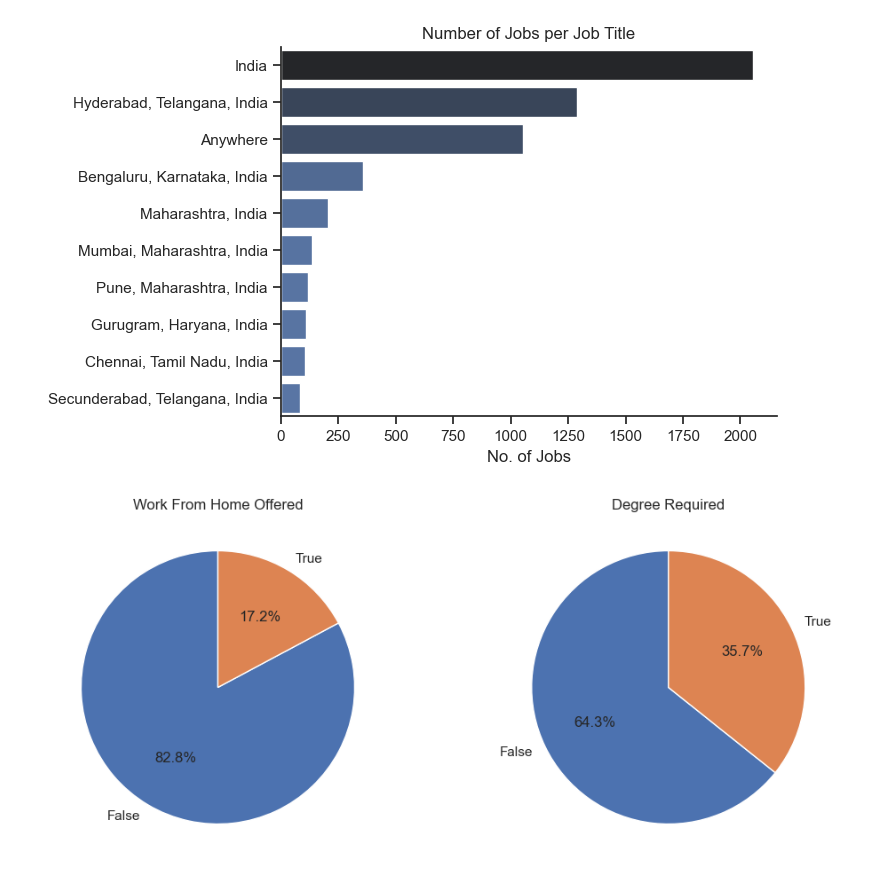
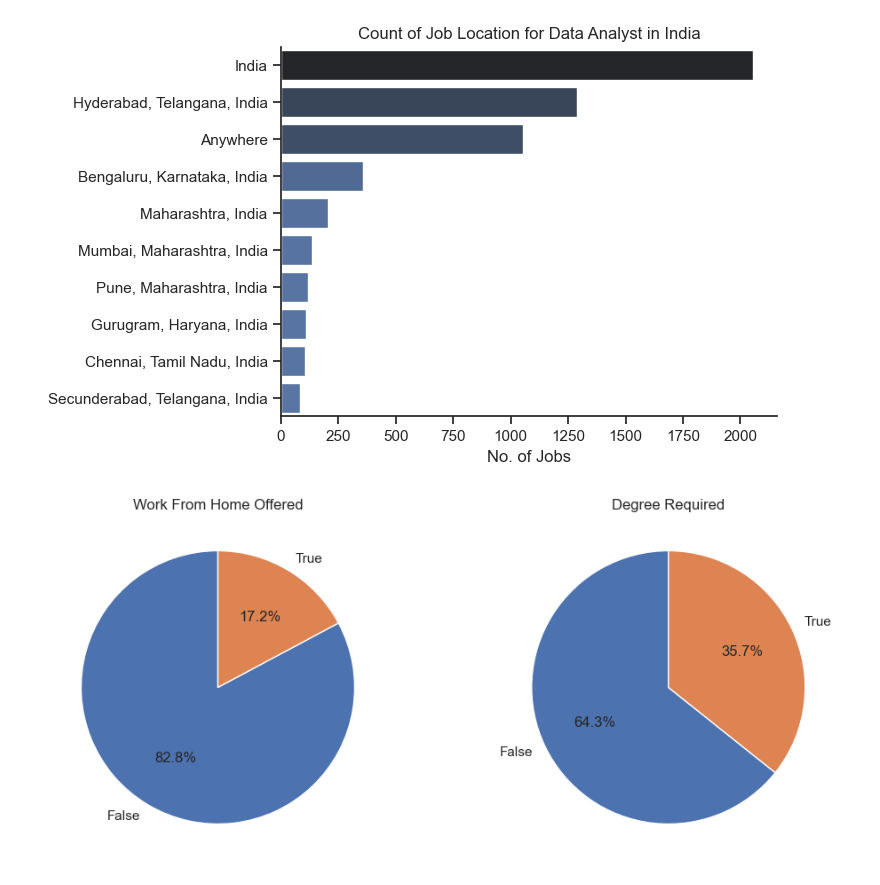
Before and after one commit to NarayanV1419/Python-Projects, a Jupyter notebook: Project/1_EDA_Intro.ipynb, the cells around one changed output. Saved outputs shown, nothing was run; the diff lists cells and outputs as text; code cells hidden in the pictures.

```diff
--- a/Project/1_EDA_Intro.ipynb
+++ b/Project/1_EDA_Intro.ipynb
@@ -18,15 +20,16 @@ df_DA_In = df[(df['job_country'] == 'India') & (df['job_title_short'] == 'Data A
 # %%
 df_plot = df_DA_In['job_location'].value_counts().head(10).to_frame()
 # %%
+df_plot = df_DA_In['job_location'].value_counts().head(10).to_frame()
 sns.set_theme(style='ticks')
 sns.barplot(data=df_plot, x='count',y='job_location', hue='count', palette='dark:b_r', legend=False)
 sns.despine()
 plt.title('Count of Job Location for Data Analyst in India')
 plt.ylabel('')
 plt.xlabel('No. of Jobs')
 plt.show()
 # %% [output]
-[figure, old version]
+[figure, new version]
 # %%
 dict_column = {
     'job_work_from_home': 'Work From Home Offered',
```
Also changed, not shown: parts of 1 cell of this notebook, 1 other file.
